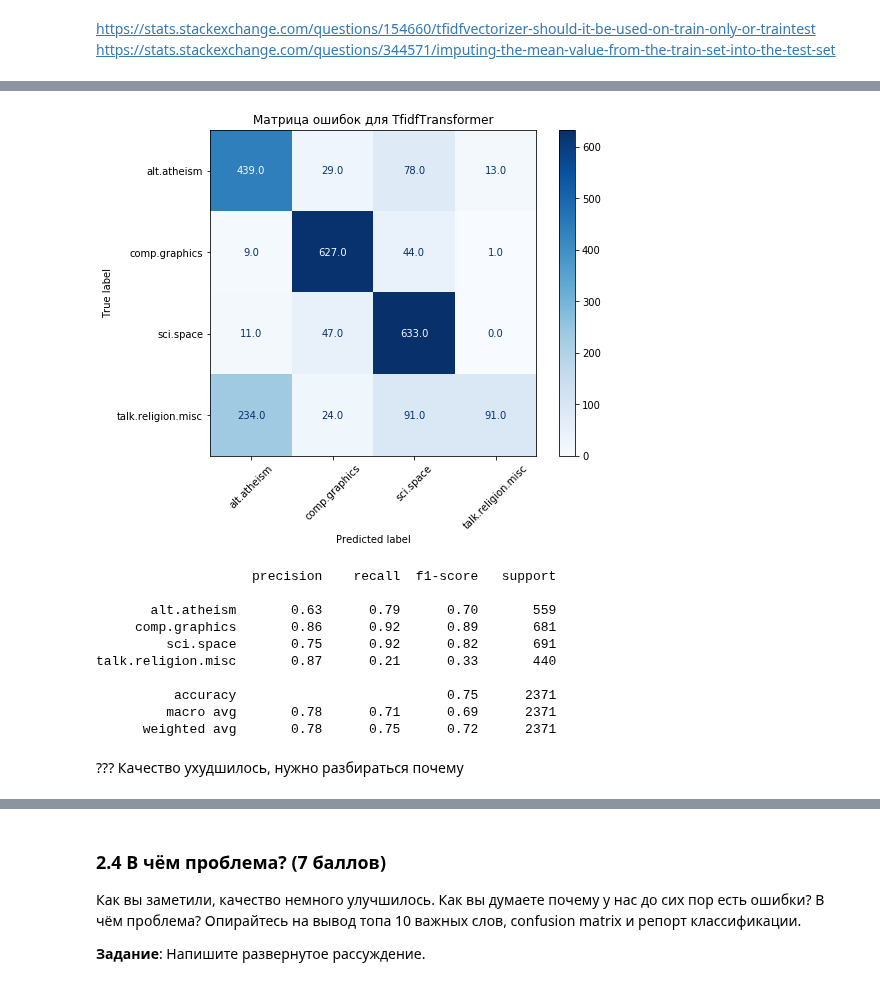
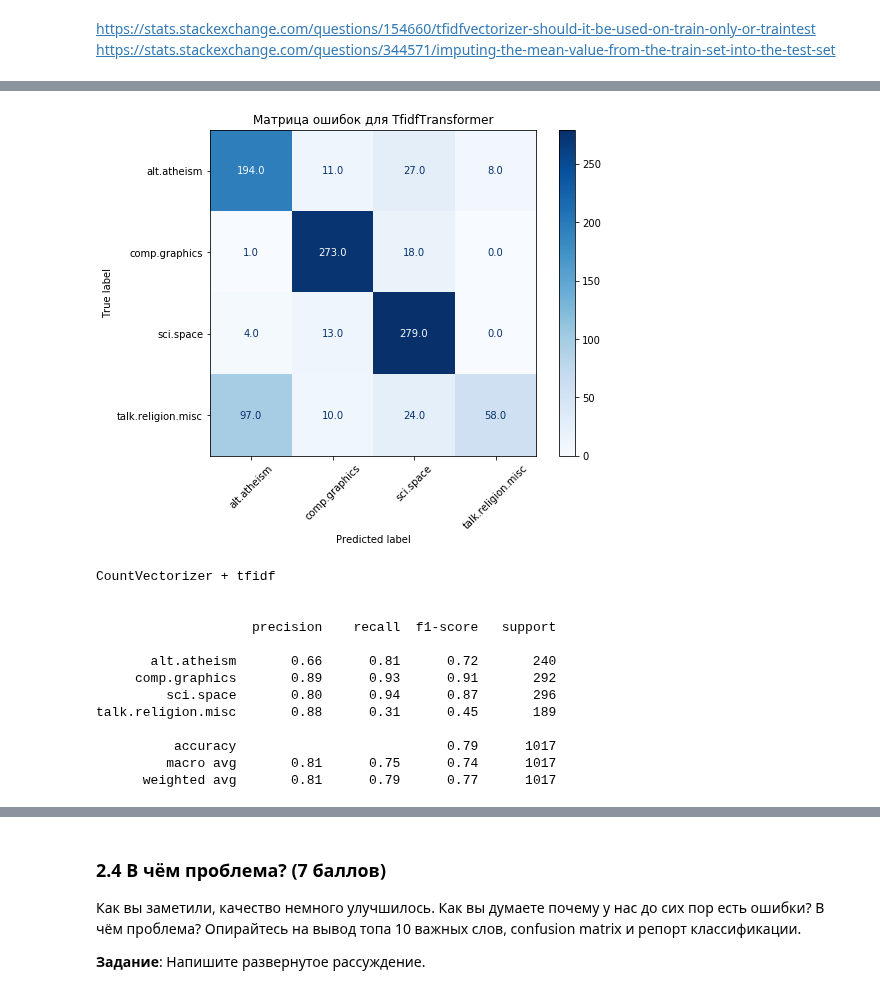
Before and after one commit to D7nis/Course-ML-Classic, a Jupyter notebook: Practice/7. Наивный Байес и Классификация текстов/07-text-classification-bayes_DDA.ipynb, the cells around one changed output, grey strips where cells are left out. Saved outputs shown, nothing was run; the diff lists cells and outputs as text; code cells hidden in the pictures.

```diff
--- a/Practice/7. Наивный Байес и Классификация текстов/07-text-classification-bayes_DDA.ipynb
+++ b/Practice/7. Наивный Байес и Классификация текстов/07-text-classification-bayes_DDA.ipynb
@@ -136,5 +140,5 @@ y = df['target'].astype('int')
 # %%
-X_train_orig, X_test_orig, y_train, y_test = train_test_split(X, y, random_state=42, test_size=0.7, stratify=y)
+X_train_orig, X_test_orig, y_train, y_test = train_test_split(X, y, random_state=42, test_size=0.3, stratify=y)
 # %%
 vectorizer = CountVectorizer(stop_words='english')
 #X_vector = vectorizer.fit_transform(X)
@@ -191,4 +193,4 @@ BEST: score=0.7716507292572201, params={'alpha': 3}
 # %%
-clf = MultinomialNB(alpha=3)
+clf = MultinomialNB(alpha=search.best_params_['alpha'])
 clf.fit(X_train, y_train)
 # %% [output]
@@ -321,2 +350,0 @@ array([[0, 1, 0]])
-# %%
-X_new_counts_tfidf = tfidf_transformer.fit_transform(X_new_counts)
@@ -363,34 +381,37 @@ BEST: score=0.7401477832512315, params={'alpha': 1}
 # %%
-clf = MultinomialNB(alpha=1)
+clf = MultinomialNB(alpha=search.best_params_['alpha'])
 clf.fit(X_tfidf_train, y_train)
 
 y_pred_tfidf = clf.predict(X_tfidf_test)
 # %%
 fig, ax = plt.subplots(figsize=(8, 6))
-np.set_printoptions(precision=1)
+np.set_printoptions(precision=2)
 disp = plot_confusion_matrix(clf, X_tfidf_test, y_test,
                                  display_labels=class_names,
                                  cmap=plt.cm.Blues,
                                  normalize=None, ax=ax, values_format='.1f',)
 
 disp.ax_.set_title('Матрица ошибок для TfidfTransformer')
 tick_marks = np.arange(len(class_names))
 plt.xticks(tick_marks, class_names, rotation=45)
 plt.show()
 # %% [output]
-[figure, old version]
+[figure, new version]
 # %%
-print(classification_report(y_test, y_pred_tfidf, target_names=class_names))
+print('CountVectorizer + tfidf\n\n')
+cur_rep = classification_report(y_test, y_pred_tfidf, target_names=class_names)
+print(cur_rep)
 # %% [output]
+CountVectorizer + tfidf
+
+
                     precision    recall  f1-score   support
 
-       alt.atheism       0.63      0.79      0.70       559
-     comp.graphics       0.86      0.92      0.89       681
-         sci.space       0.75      0.92      0.82       691
-talk.religion.misc       0.87      0.21      0.33       440
+       alt.atheism       0.66      0.81      0.72       240
+     comp.graphics       0.89      0.93      0.91       292
+         sci.space       0.80      0.94      0.87       296
+talk.religion.misc       0.88      0.31      0.45       189
 
-          accuracy                           0.75      2371
-         macro avg       0.78      0.71      0.69      2371
-      weighted avg       0.78      0.75      0.72      2371
+          accuracy                           0.79      1017
+         macro avg       0.81      0.75      0.74      1017
+      weighted avg       0.81      0.79      0.77      1017
-# %% [markdown]
-??? Качество ухудшилось, нужно разбираться почему
```
Also changed, not shown: parts of 124 cells of this notebook.
